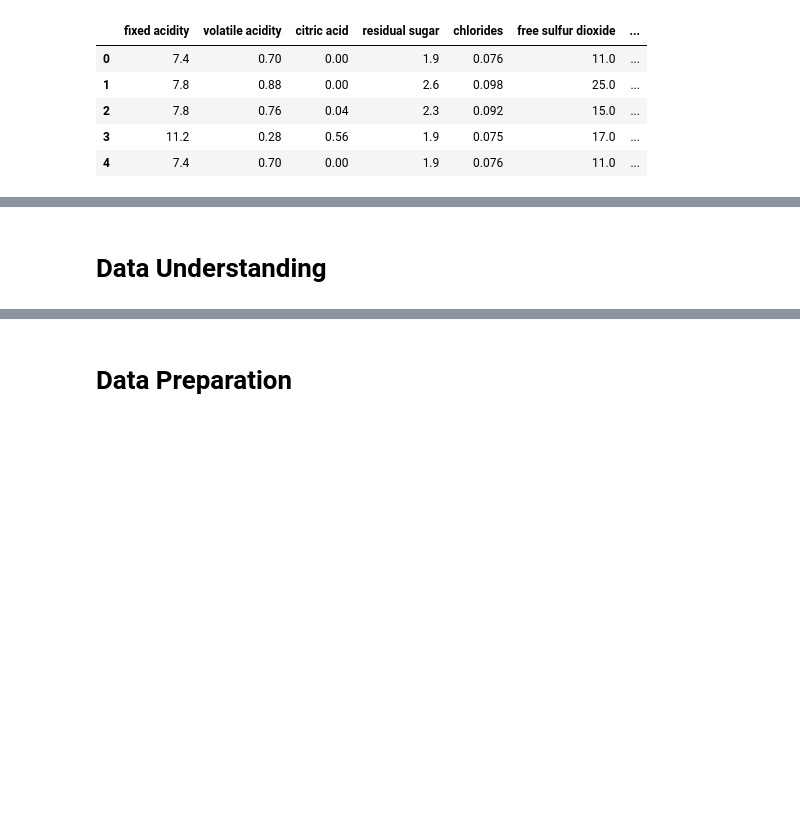
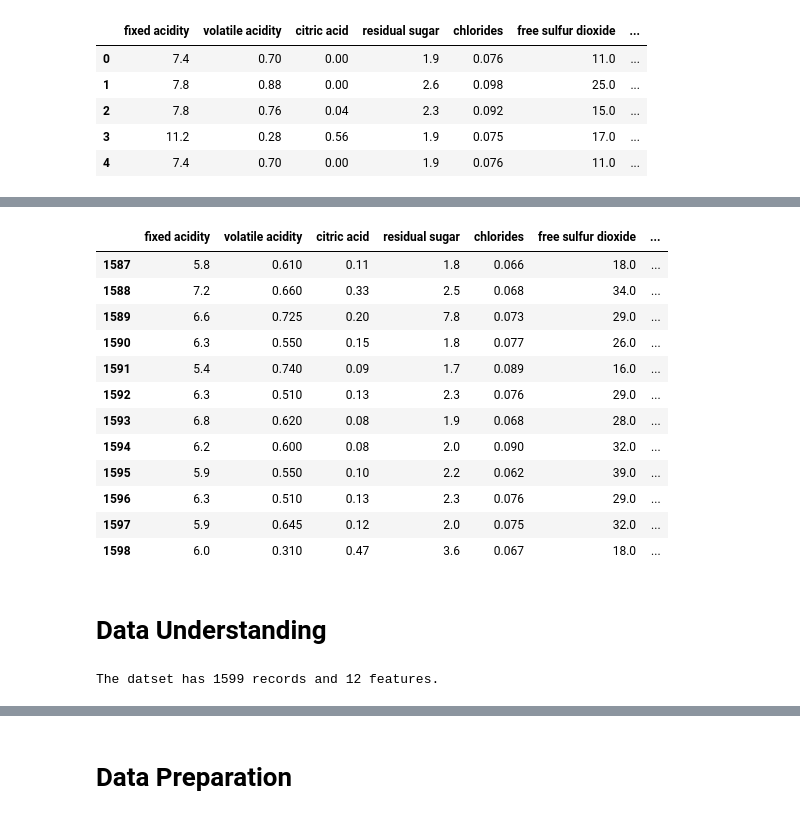
Before and after one commit to JosephRidge/Stats101, a Jupyter notebook: app.ipynb, the cells around one changed output, grey strips where cells are left out. Drawn from its saved outputs; the diff is of its cells as text; code cells hidden in the pictures; blank space fills up the shorter version.

```diff
--- a/app.ipynb
+++ b/app.ipynb
@@ -28,2 +54,28 @@ df.head() # reads the first five erows in my data
+# %%
+df.tail(12) # returns last 12 rows of the data
+# %% [output]
+|  | fixed acidity | volatile acidity | citric acid | residual sugar | chlorides | free sulfur dioxide | ... |
+| 1587 | 5.8 | 0.610 | 0.11 | 1.8 | 0.066 | 18.0 | ... |
+| 1588 | 7.2 | 0.660 | 0.33 | 2.5 | 0.068 | 34.0 | ... |
+| 1589 | 6.6 | 0.725 | 0.20 | 7.8 | 0.073 | 29.0 | ... |
+| 1590 | 6.3 | 0.550 | 0.15 | 1.8 | 0.077 | 26.0 | ... |
+| 1591 | 5.4 | 0.740 | 0.09 | 1.7 | 0.089 | 16.0 | ... |
+| 1592 | 6.3 | 0.510 | 0.13 | 2.3 | 0.076 | 29.0 | ... |
+| 1593 | 6.8 | 0.620 | 0.08 | 1.9 | 0.068 | 28.0 | ... |
+| 1594 | 6.2 | 0.600 | 0.08 | 2.0 | 0.090 | 32.0 | ... |
+| 1595 | 5.9 | 0.550 | 0.10 | 2.2 | 0.062 | 39.0 | ... |
+| 1596 | 6.3 | 0.510 | 0.13 | 2.3 | 0.076 | 29.0 | ... |
+| 1597 | 5.9 | 0.645 | 0.12 | 2.0 | 0.075 | 32.0 | ... |
+| 1598 | 6.0 | 0.310 | 0.47 | 3.6 | 0.067 | 18.0 | ... |
 # %% [markdown]
 # **Data Understanding**
+# %%
+# get the actual dimensions or strcture of the data => we get number of rows and columns
+df.shape # this statement returns a tuple composed of the records and coluns of the dataframe.
+# The above returns a tuple:(1599, 12) the first element is the number of ows ad the second element is the number of columns
+# destructuring
+rows, columns  =  df.shape
+shape_summary = f"The datset has {rows} records and {columns} features."
+print(shape_summary)
+# %% [output]
+The datset has 1599 records and 12 features.
```
Also changed, not shown: parts of 32 cells of this notebook, 3 other files.
